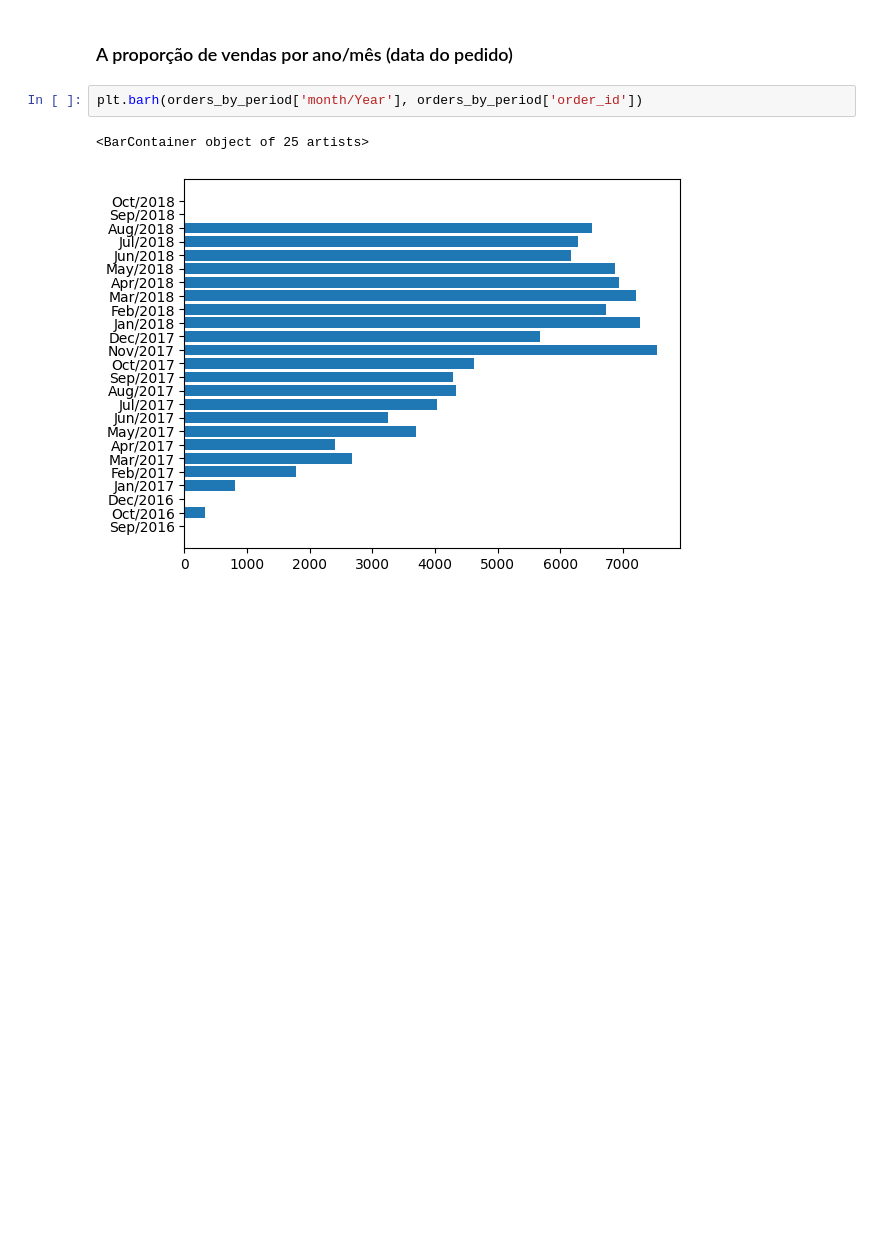
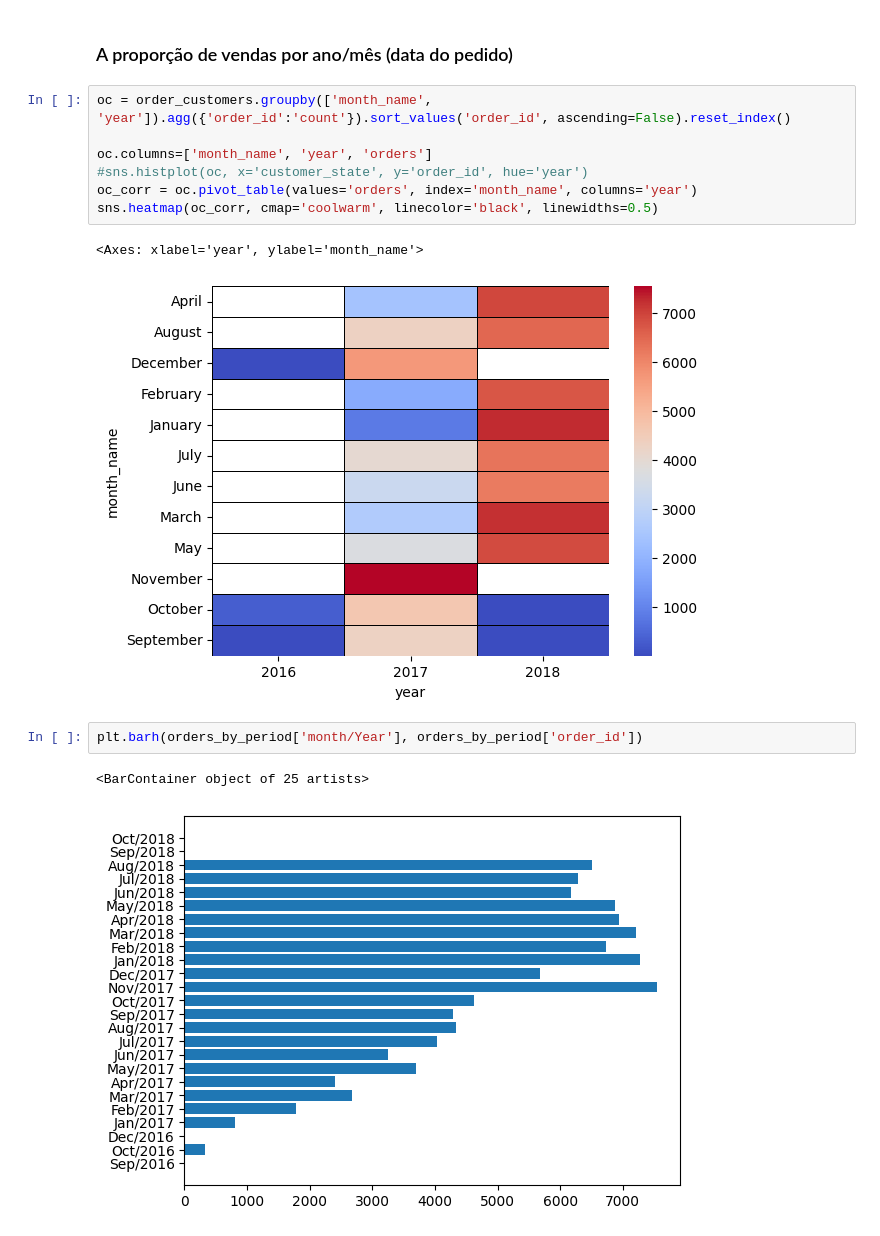
Before and after one commit to DS-Johnny/Estatistica_AnalisedeDados, a Jupyter notebook: ciclo_3/exercicio_ciclo_3.ipynb, the cells around one changed output. Drawn from its saved outputs; the diff is of its cells as text; blank space fills up the shorter version.

```diff
--- a/ciclo_3/exercicio_ciclo_3.ipynb
+++ b/ciclo_3/exercicio_ciclo_3.ipynb
@@ -67,5 +124,15 @@ plt.barh(months, orders_month)
 # %% [markdown]
 ### A proporção de vendas por ano/mês (data do pedido)
+# %%
+oc = order_customers.groupby(['month_name', 'year']).agg({'order_id':'count'}).sort_values('order_id', ascending=False).reset_index()
+
+oc.columns=['month_name', 'year', 'orders']
+#sns.histplot(oc, x='customer_state', y='order_id', hue='year')
+oc_corr = oc.pivot_table(values='orders', index='month_name', columns='year')
+sns.heatmap(oc_corr, cmap='coolwarm', linecolor='black', linewidths=0.5)
+# %% [output]
+<Axes: xlabel='year', ylabel='month_name'>
+[figure, added]
 # %%
 plt.barh(orders_by_period['month/Year'], orders_by_period['order_id'])
 # %% [output]
```
Also changed, not shown: parts of 32 cells of this notebook.
